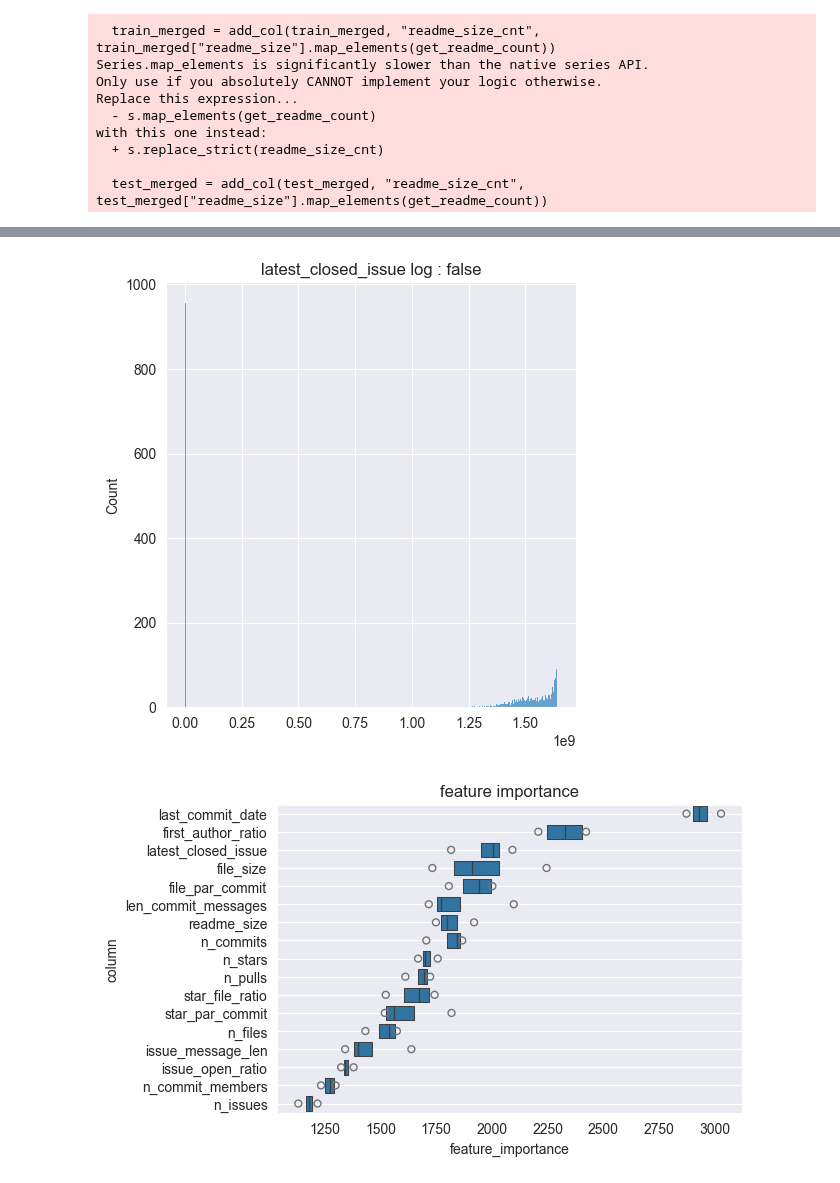
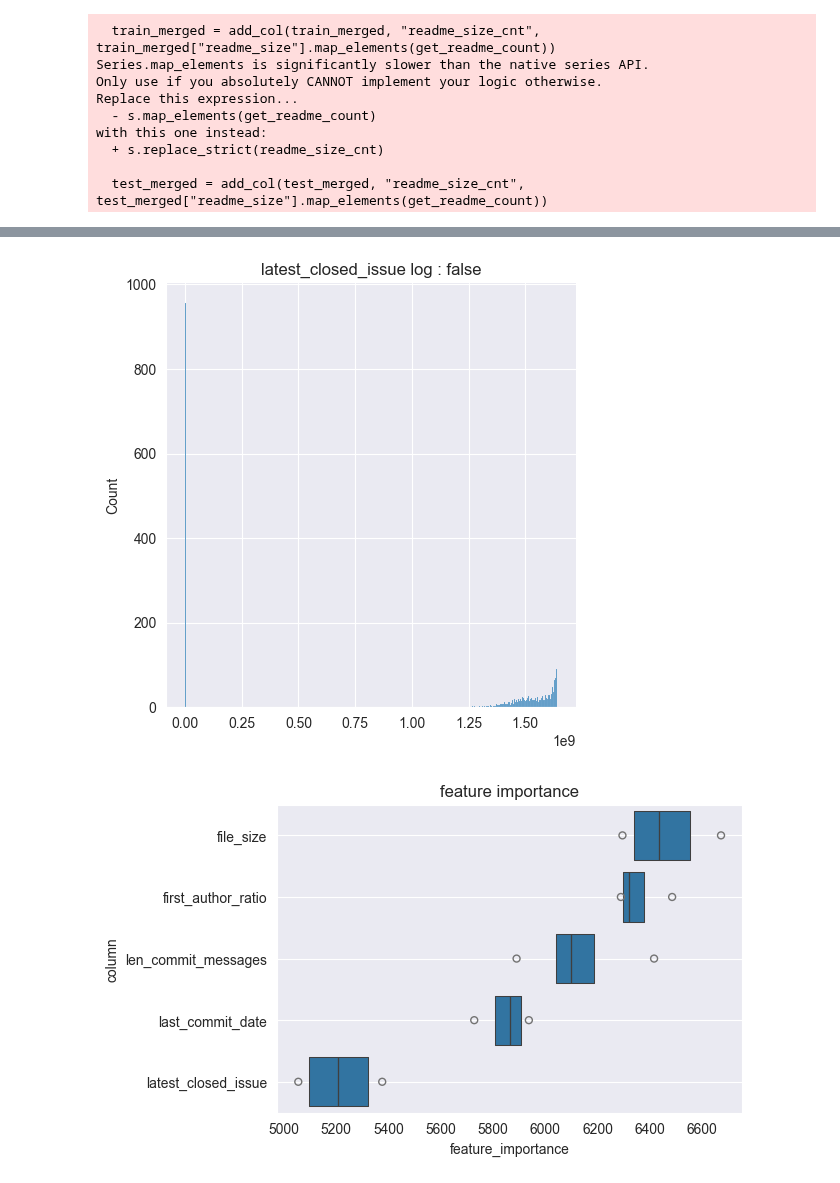
Before and after one commit to ZOI-dayo/traP-Nikkei-2025, a Jupyter notebook: main.ipynb, the cells around one changed output, grey strips where cells are left out. Saved outputs shown, nothing was run; the diff lists cells and outputs as text; code cells hidden in the pictures.

```diff
--- a/main.ipynb
+++ b/main.ipynb
@@ -434,10 +434,7 @@ show_dist(train_merged, "latest_closed_issue", False)
 kf = KFold(n_splits=4, shuffle=True, random_state=34)
 
 # 学習対象の行
-use_cols = ["n_stars", "n_files", "star_file_ratio", "n_commits", "file_par_commit", "last_commit_date",
-            "n_commit_members", "n_issues", "n_pulls", "readme_size", "latest_closed_issue",
-            "file_size", "issue_open_ratio", "len_commit_messages", "star_par_commit",
-            "issue_message_len", "first_author_ratio"]
+use_cols = ["last_commit_date", "first_author_ratio", "file_size", "latest_closed_issue", "len_commit_messages"]
 target_col = "active"
 
 for train_index, valid_index in kf.split(train_merged):
@@ -645,4 +642,4 @@ score:  0.9342220031382524
 [figure]
 [figure]
 [figure]
-[figure, old version]
+[figure, new version]
```
Also changed, not shown: parts of 1 cell of this notebook, 1 other file.
